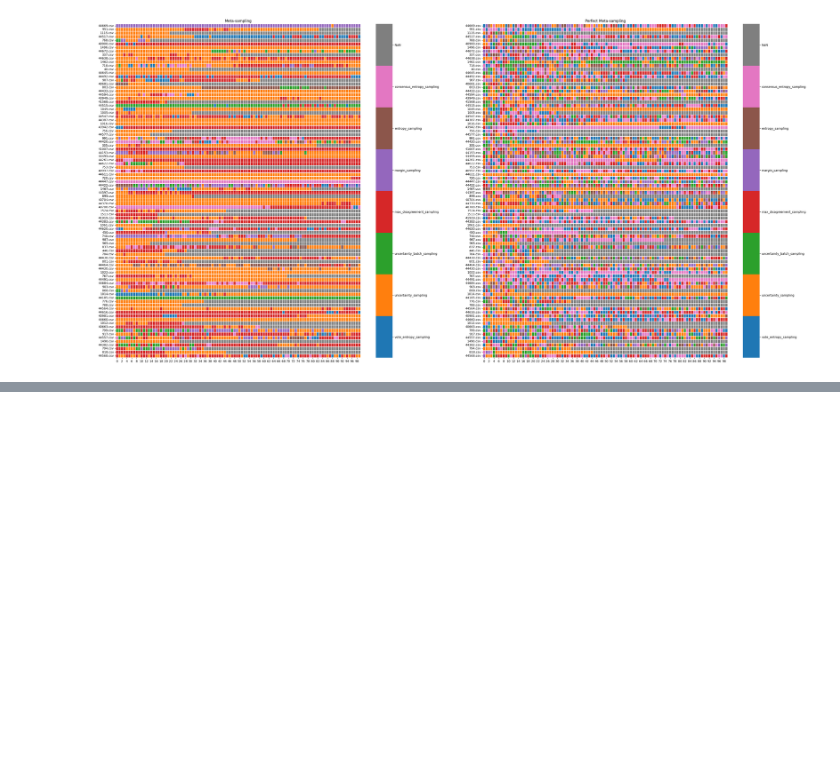
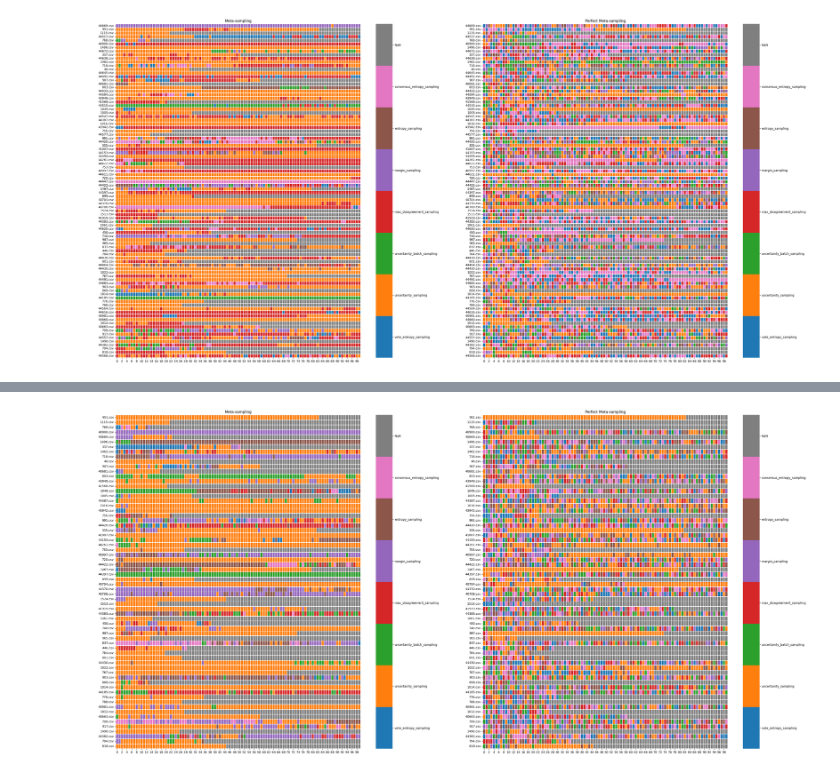
Before and after one commit to gscnogueira/meta-active-learning, a Jupyter notebook: notebooks/experiments/query_strategies_comparisson.ipynb, the cells around one changed output, grey strips where cells are left out. Cells and saved outputs as stored; diff of their text form; code cells hidden in the pictures; blank space fills up the shorter version.

```diff
--- a/notebooks/experiments/query_strategies_comparisson.ipynb
+++ b/notebooks/experiments/query_strategies_comparisson.ipynb
@@ -146,0 +162,4 @@ plot_heat_maps(svc_results)
+# %%
+plot_heat_maps(rf_results)
+# %% [output]
+[figure, added]
```
Also changed, not shown: parts of 7 cells of this notebook.
